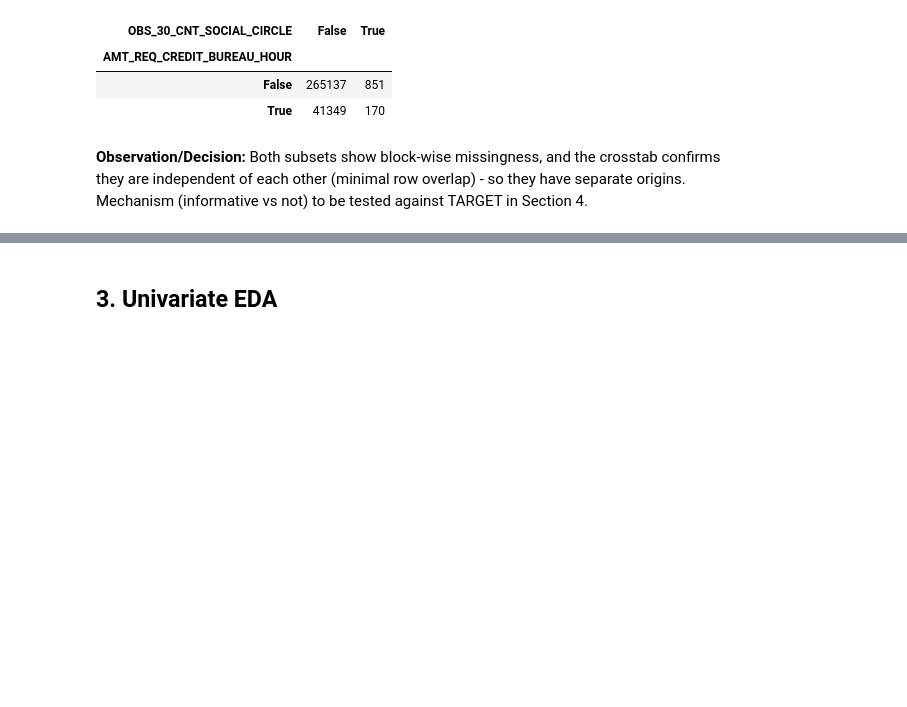
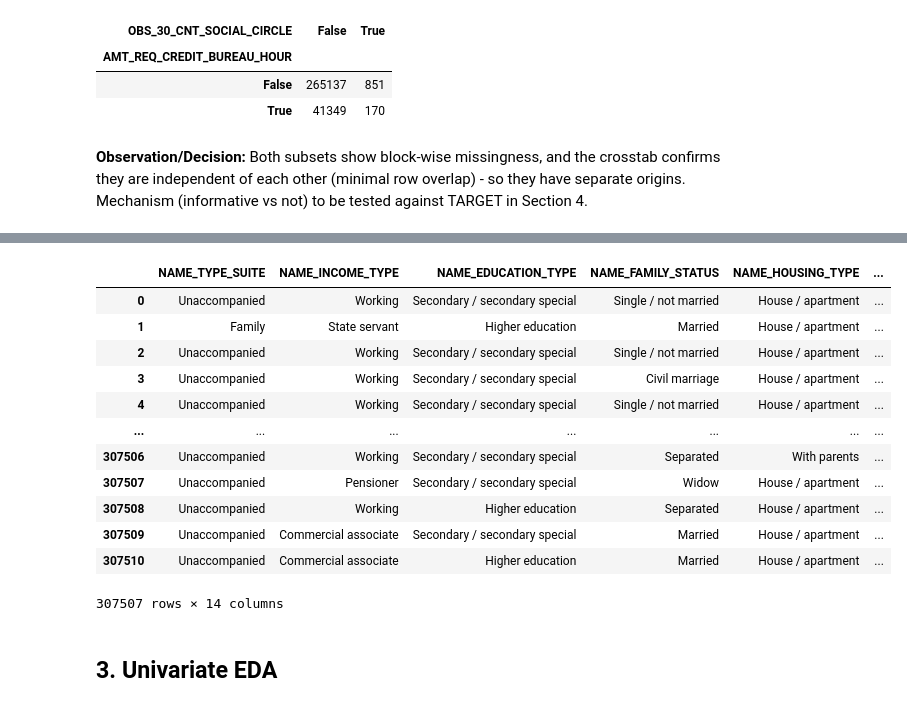
Before and after one commit to smallchuch/CreditRiskLearning, a Jupyter notebook: Projects/Flagship PD Model Project/01_Default_Rate_Driver_Scan_EDA/default_rate_driver_scan_notebook.ipynb, the cells around one changed output, grey strips where cells are left out. Drawn from its saved outputs; the diff is of its cells as text; code cells hidden in the pictures; blank space fills up the shorter version.

```diff
--- a/Projects/Flagship PD Model Project/01_Default_Rate_Driver_Scan_EDA/default_rate_driver_scan_notebook.ipynb
+++ b/Projects/Flagship PD Model Project/01_Default_Rate_Driver_Scan_EDA/default_rate_driver_scan_notebook.ipynb
@@ -1084,3 +1113,19 @@ pd.crosstab(bureau_missing, social_missing)
+# %%
+df[cols]
+# %% [output]
+|  | NAME_TYPE_SUITE | NAME_INCOME_TYPE | NAME_EDUCATION_TYPE | NAME_FAMILY_STATUS | NAME_HOUSING_TYPE | ... |
+| 0 | Unaccompanied | Working | Secondary / secondary special | Single / not married | House / apartment | ... |
+| 1 | Family | State servant | Higher education | Married | House / apartment | ... |
+| 2 | Unaccompanied | Working | Secondary / secondary special | Single / not married | House / apartment | ... |
+| 3 | Unaccompanied | Working | Secondary / secondary special | Civil marriage | House / apartment | ... |
+| 4 | Unaccompanied | Working | Secondary / secondary special | Single / not married | House / apartment | ... |
+| ... | ... | ... | ... | ... | ... | ... |
+| 307506 | Unaccompanied | Working | Secondary / secondary special | Separated | With parents | ... |
+| 307507 | Unaccompanied | Pensioner | Secondary / secondary special | Widow | House / apartment | ... |
+| 307508 | Unaccompanied | Working | Higher education | Separated | House / apartment | ... |
+| 307509 | Unaccompanied | Commercial associate | Secondary / secondary special | Married | House / apartment | ... |
+| 307510 | Unaccompanied | Commercial associate | Higher education | Married | House / apartment | ... |
+307507 rows × 14 columns
 # %% [markdown]
 ## 3. Univariate EDA
 # %% [markdown]
```
Also changed, not shown: parts of 7 cells of this notebook, 1 other file.
